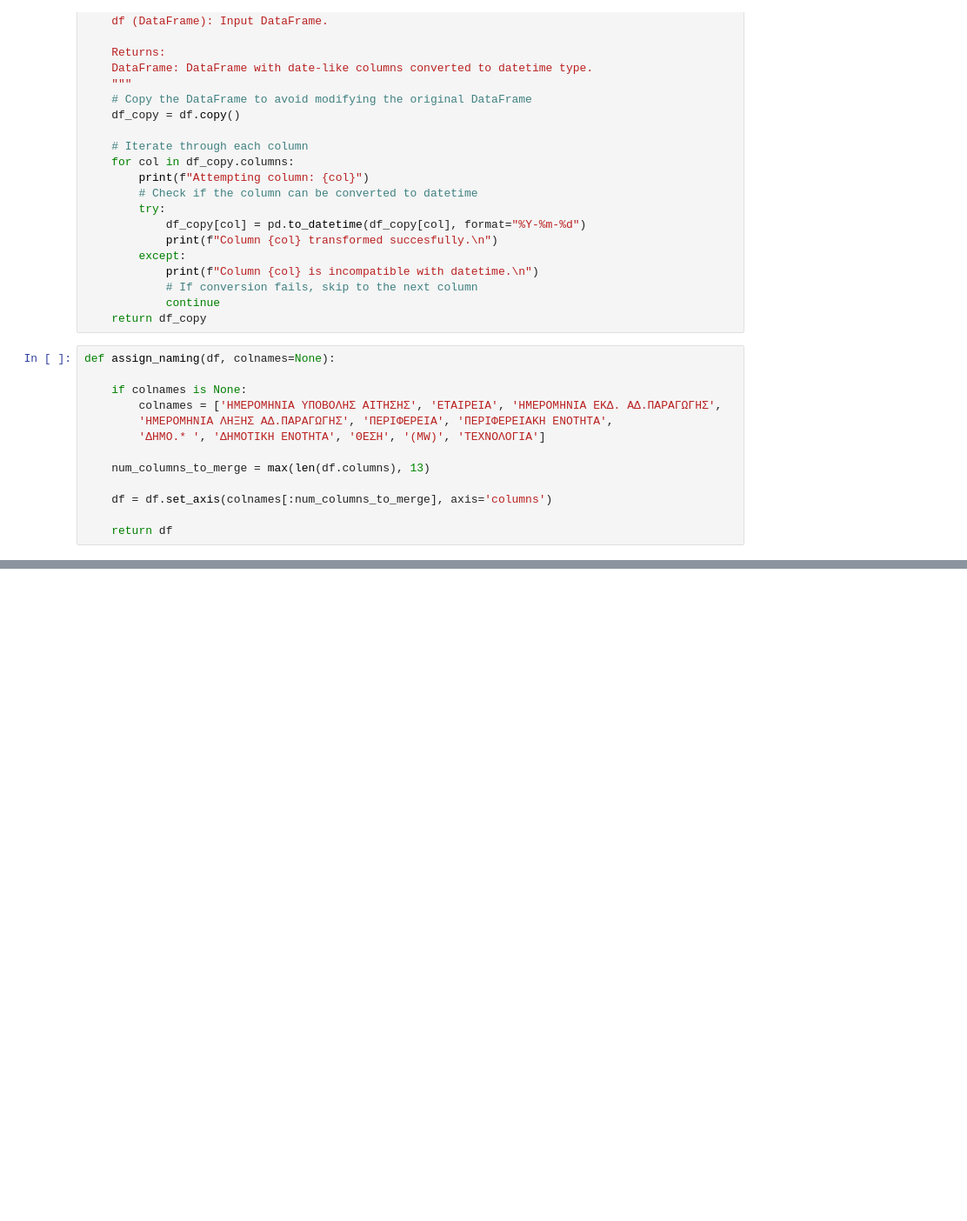
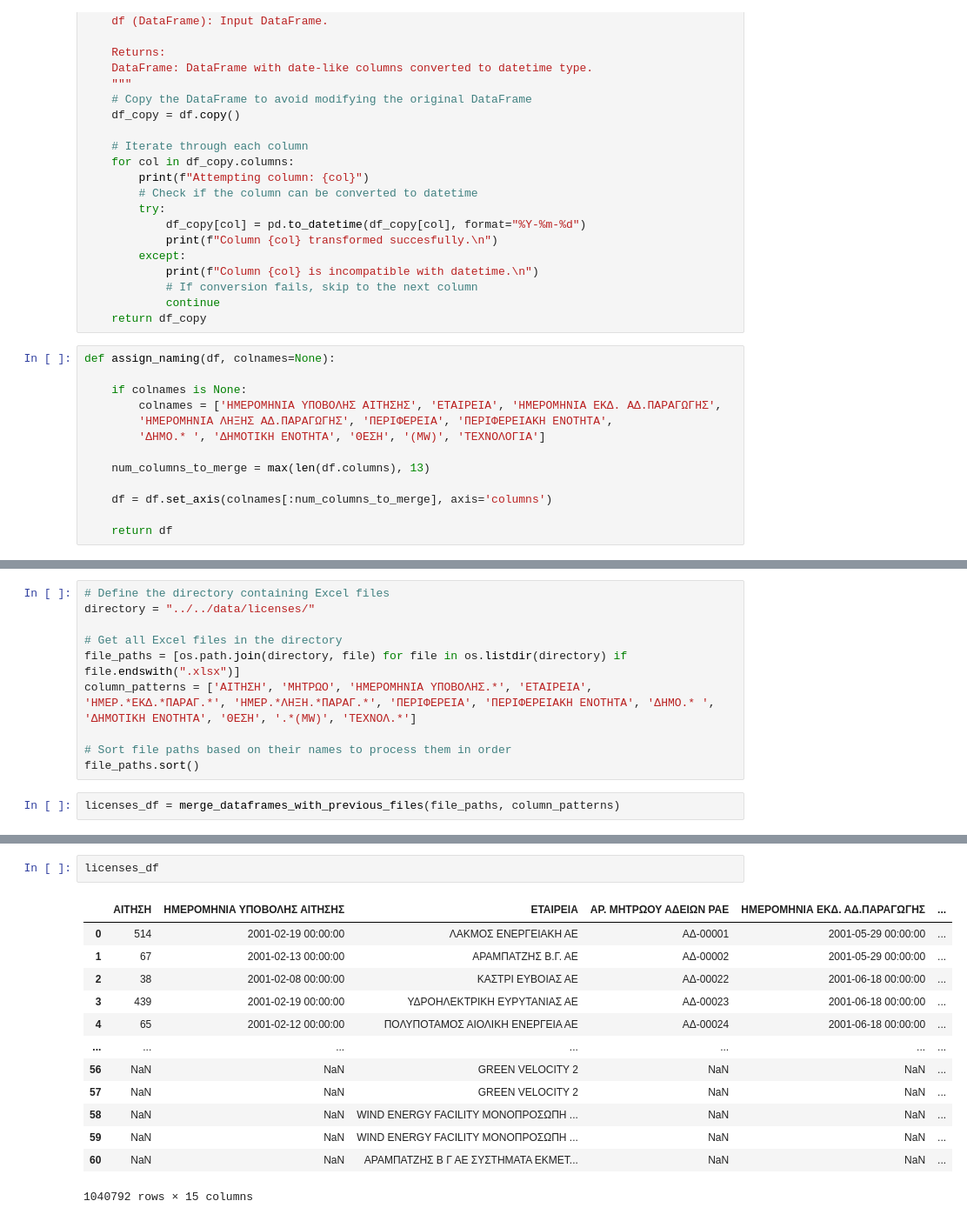
Before and after one commit to Mamxlam/RAE_Forecasting, a Jupyter notebook: src/notebooks/RAE_Forecasting_v1.ipynb, the cells around one changed output, grey strips where cells are left out. Shown at 87% size. Cells and saved outputs as stored; diff of their text form; blank space fills up the shorter version.

```diff
--- a/src/notebooks/RAE_Forecasting_v1.ipynb
+++ b/src/notebooks/RAE_Forecasting_v1.ipynb
@@ -286,0 +359,12 @@ dtype: int64
+# %%
+# Define the directory containing Excel files
+directory = "../../data/licenses/"
+
+# Get all Excel files in the directory
+file_paths = [os.path.join(directory, file) for file in os.listdir(directory) if file.endswith(".xlsx")]
+column_patterns = ['ΑΙΤΗΣΗ', 'ΜΗΤΡΩΟ', 'ΗΜΕΡΟΜΗΝΙΑ ΥΠΟΒΟΛΗΣ.*', 'ΕΤΑΙΡΕΙΑ', 'ΗΜΕΡ.*ΕΚΔ.*ΠΑΡΑΓ.*', 'ΗΜΕΡ.*ΛΗΞΗ.*ΠΑΡΑΓ.*', 'ΠΕΡΙΦΕΡΕΙΑ', 'ΠΕΡΙΦΕΡΕΙΑΚΗ ΕΝΟΤΗΤΑ', 'ΔΗΜΟ.* ', 'ΔΗΜΟΤΙΚΗ ΕΝΟΤΗΤΑ', 'ΘΕΣΗ', '.*(MW)', 'ΤΕΧΝΟΛ.*']
+
+# Sort file paths based on their names to process them in order
+file_paths.sort()
+# %%
+licenses_df = merge_dataframes_with_previous_files(file_paths, column_patterns)
@@ -286,0 +431,16 @@ dtype: int64
+# %%
+licenses_df
+# %% [output]
+|  | ΑΙΤΗΣΗ | ΗΜΕΡΟΜΗΝΙΑ ΥΠΟΒΟΛΗΣ ΑΙΤΗΣΗΣ | ΕΤΑΙΡΕΙΑ | ΑΡ. ΜΗΤΡΩΟΥ ΑΔΕΙΩΝ ΡΑΕ | ΗΜΕΡΟΜΗΝΙΑ ΕΚΔ. ΑΔ.ΠΑΡΑΓΩΓΗΣ | ... |
+| 0 | 514 | 2001-02-19 00:00:00 | ΛΑΚΜΟΣ ΕΝΕΡΓΕΙΑΚΗ ΑΕ | ΑΔ-00001 | 2001-05-29 00:00:00 | ... |
+| 1 | 67 | 2001-02-13 00:00:00 | ΑΡΑΜΠΑΤΖΗΣ Β.Γ. ΑΕ | ΑΔ-00002 | 2001-05-29 00:00:00 | ... |
+| 2 | 38 | 2001-02-08 00:00:00 | ΚΑΣΤΡΙ ΕΥΒΟΙΑΣ ΑΕ | ΑΔ-00022 | 2001-06-18 00:00:00 | ... |
+| 3 | 439 | 2001-02-19 00:00:00 | ΥΔΡΟΗΛΕΚΤΡΙΚΗ ΕΥΡΥΤΑΝΙΑΣ ΑΕ | ΑΔ-00023 | 2001-06-18 00:00:00 | ... |
+| 4 | 65 | 2001-02-12 00:00:00 | ΠΟΛΥΠΟΤΑΜΟΣ ΑΙΟΛΙΚΗ ΕΝΕΡΓΕΙΑ ΑΕ | ΑΔ-00024 | 2001-06-18 00:00:00 | ... |
+| ... | ... | ... | ... | ... | ... | ... |
+| 56 | NaN | NaN | GREEN VELOCITY 2 | NaN | NaN | ... |
+| 57 | NaN | NaN | GREEN VELOCITY 2 | NaN | NaN | ... |
+| 58 | NaN | NaN | WIND ENERGY FACILITY ΜΟΝΟΠΡΟΣΩΠΗ ... | NaN | NaN | ... |
+| 59 | NaN | NaN | WIND ENERGY FACILITY ΜΟΝΟΠΡΟΣΩΠΗ ... | NaN | NaN | ... |
+| 60 | NaN | NaN | ΑΡΑΜΠΑΤΖΗΣ Β Γ ΑΕ ΣΥΣΤΗΜΑΤΑ ΕΚΜΕΤ... | NaN | NaN | ... |
+1040792 rows × 15 columns
```
Also changed, not shown: parts of 15 cells of this notebook, 21 other files.
